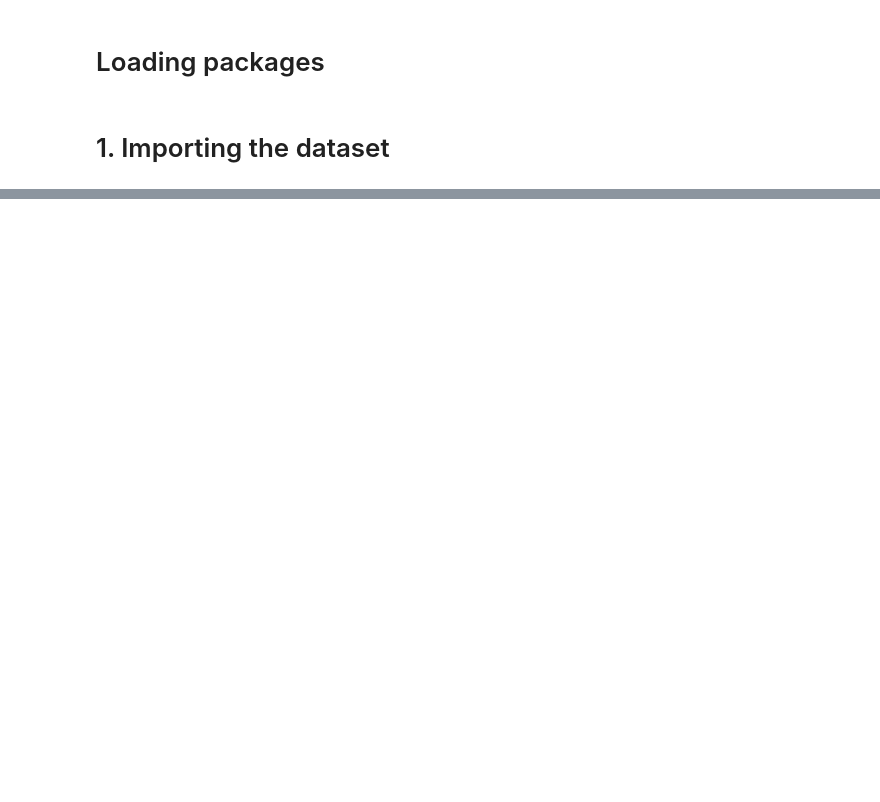
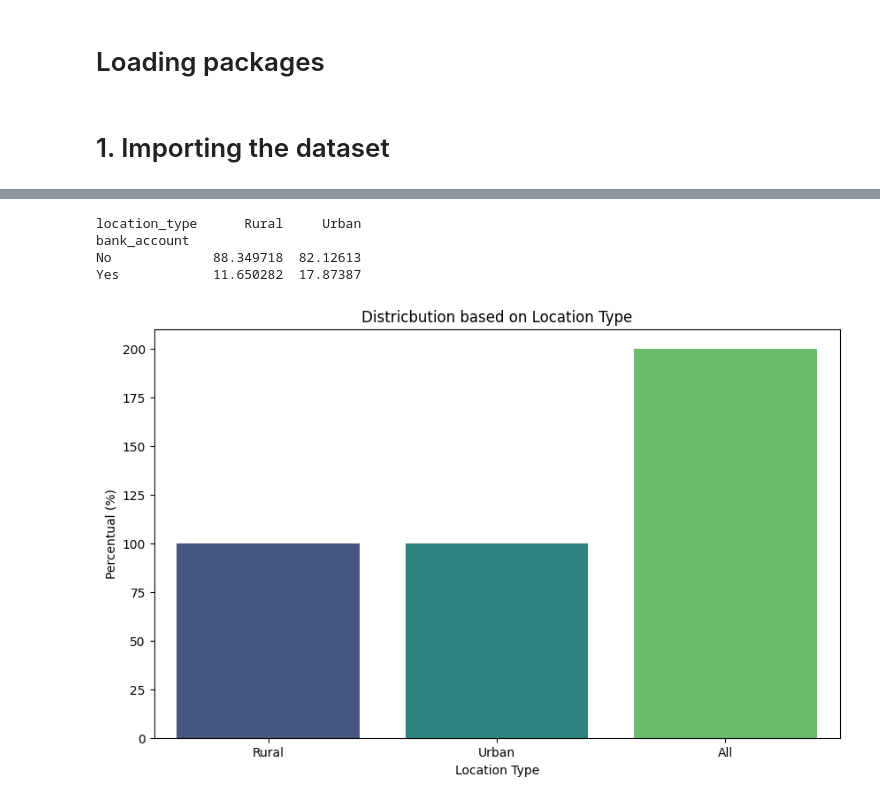
Before and after one commit to alex-volosha/financial-inclusion-prediction, a Jupyter notebook: main.ipynb, the cells around one changed output, grey strips where cells are left out. Saved outputs shown, nothing was run; the diff lists cells and outputs as text; code cells hidden in the pictures; blank space fills up the shorter version.

```diff
--- a/main.ipynb
+++ b/main.ipynb
@@ -27,6 +29,6 @@ warnings.filterwarnings('ignore')
 # %% [markdown]
 # 1. Importing the dataset
 # %%
-df = pd.read_csv('Train.csv')
+df = pd.read_csv('data/Train.csv')
 # %%
 df.head()
@@ -32,0 +139,31 @@ df.head()
+# %%
+
+# Create a table with coresponing percentages persentage
+cross_tab = pd.crosstab(df['bank_account'], df['location_type'], normalize='columns') * 100
+
+# print a table
+print(cross_tab)
+# %% [output]
+location_type      Rural     Urban
+bank_account
+No             88.349718  82.12613
+Yes            11.650282  17.87387
+# %%
+# Creates a contingency table with percentages
+cross_tab = pd.crosstab(df['bank_account'], df['location_type'], normalize='columns') * 100
+
+# Adds the "All" column that shows the total per row
+cross_tab['All'] = cross_tab.sum(axis=1)
+
+# Adds the "All" row that shows the total per column
+cross_tab.loc['All'] = cross_tab.sum()
+
+# Generates a bar plot using Seaborn
+plt.figure(figsize=(10, 6))
+sns.barplot(x=cross_tab.columns, y=cross_tab.loc['All'], palette='viridis')
+plt.title('Districbution based on Location Type')
+plt.xlabel('Location Type')
+plt.ylabel('Percentual (%)')
+plt.show()
+# %% [output]
+[figure, added]
```
Also changed, not shown: parts of 83 cells of this notebook, 2 other files.
